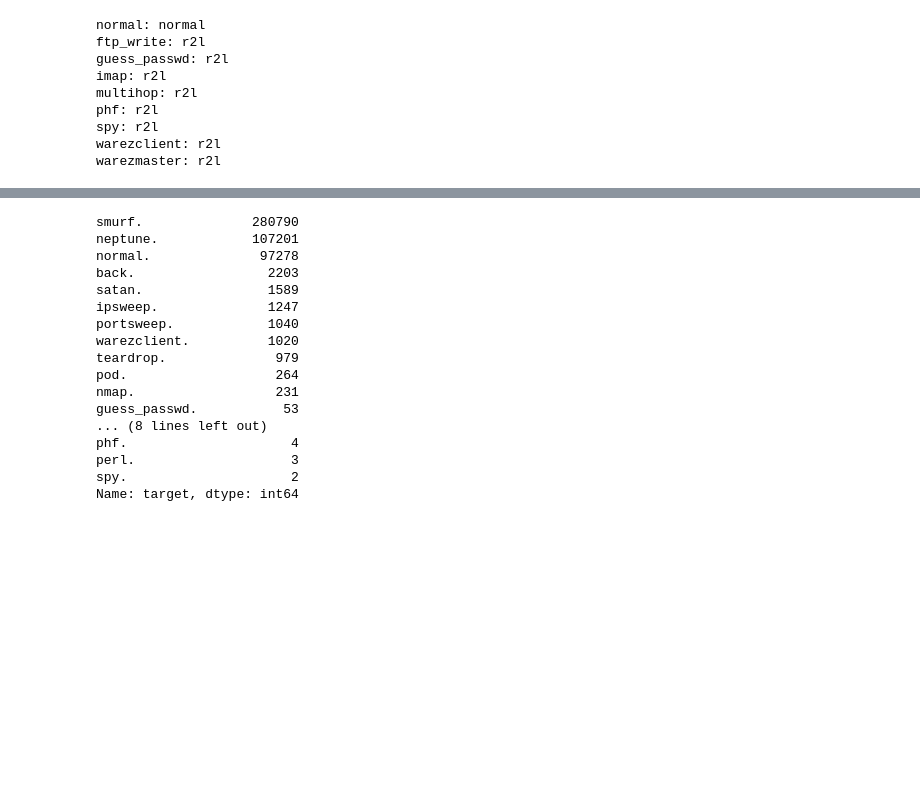
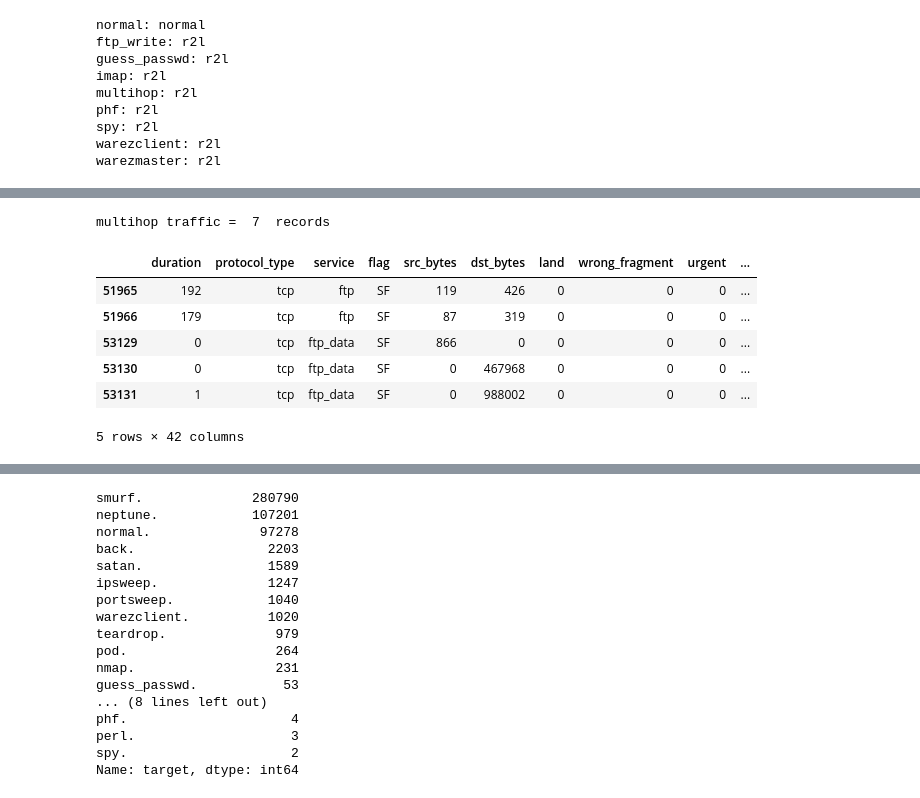
Before and after one commit to Pickles91/intrusion-detection-system-using-decision-trees, a Jupyter notebook: IDS_for_R2l_with_DT.ipynb, the cells around one changed output, grey strips where cells are left out. Saved outputs shown, nothing was run; the diff lists cells and outputs as text; code cells hidden in the pictures; blank space fills up the shorter version.

```diff
--- a/IDS_for_R2l_with_DT.ipynb
+++ b/IDS_for_R2l_with_DT.ipynb
@@ -237,0 +279,15 @@ pd.DataFrame(ftp_write_traffic).head()
+# %%
+# Print the size of tested R2L traffic
+print('multihop traffic = ', multihop_traffic.shape[0], ' records')
+
+# View each feature in the tested R2L traffic
+pd.DataFrame(multihop_traffic).head()
+# %% [output]
+multihop traffic =  7  records
+|  | duration | protocol_type | service | flag | src_bytes | dst_bytes | land | wrong_fragment | urgent | ... |
+| 51965 | 192 | tcp | ftp | SF | 119 | 426 | 0 | 0 | 0 | ... |
+| 51966 | 179 | tcp | ftp | SF | 87 | 319 | 0 | 0 | 0 | ... |
+| 53129 | 0 | tcp | ftp_data | SF | 866 | 0 | 0 | 0 | 0 | ... |
+| 53130 | 0 | tcp | ftp_data | SF | 0 | 467968 | 0 | 0 | 0 | ... |
+| 53131 | 1 | tcp | ftp_data | SF | 0 | 988002 | 0 | 0 | 0 | ... |
+5 rows × 42 columns
```
Also changed, not shown: parts of 12 cells of this notebook.
